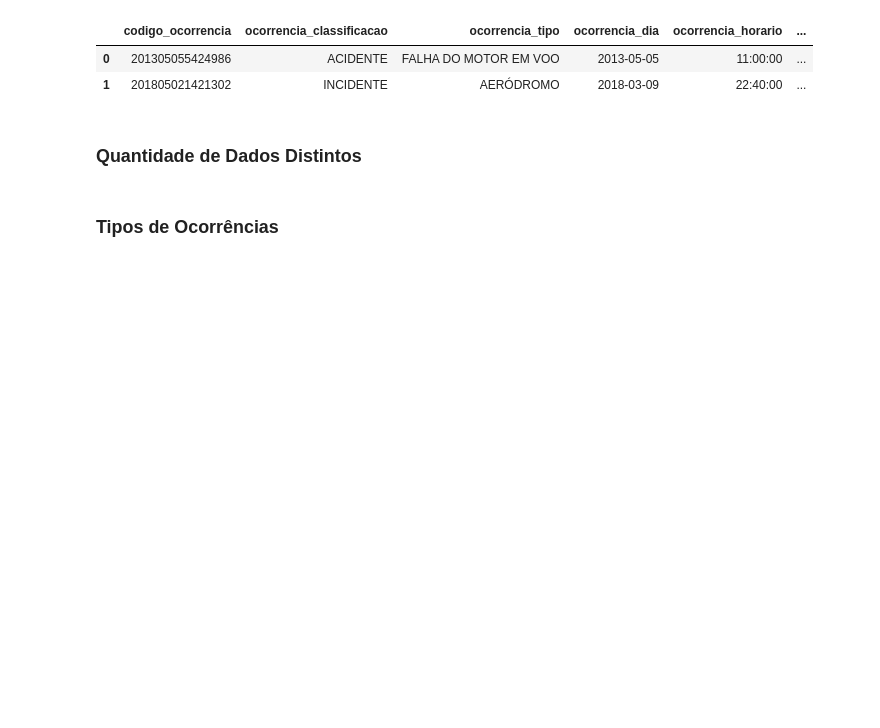
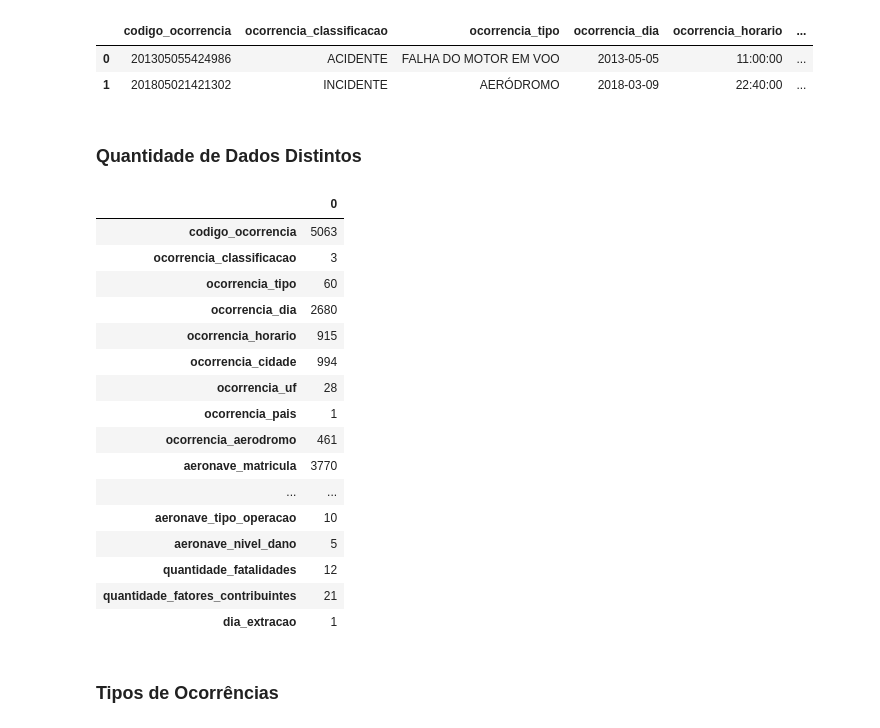
Before and after one commit to jhiltonsantos/ADS-Estatistica-IFPI, a Jupyter notebook: acidentes_aereos.ipynb, the cells around one changed output. Cells and saved outputs as stored; diff of their text form; code cells hidden in the pictures; blank space fills up the shorter version.

```diff
--- a/acidentes_aereos.ipynb
+++ b/acidentes_aereos.ipynb
@@ -79,8 +79,26 @@ dados.head(2)
 # %% [markdown]
 ### Quantidade de Dados Distintos
 # %%
-#dados_distintos = pd.DataFrame(dados.nunique())
-#dados_distintos
+dados_distintos = pd.DataFrame(dados.nunique())
+dados_distintos
+# %% [output]
+|  | 0 |
+| codigo_ocorrencia | 5063 |
+| ocorrencia_classificacao | 3 |
+| ocorrencia_tipo | 60 |
+| ocorrencia_dia | 2680 |
+| ocorrencia_horario | 915 |
+| ocorrencia_cidade | 994 |
+| ocorrencia_uf | 28 |
+| ocorrencia_pais | 1 |
+| ocorrencia_aerodromo | 461 |
+| aeronave_matricula | 3770 |
+| ... | ... |
+| aeronave_tipo_operacao | 10 |
+| aeronave_nivel_dano | 5 |
+| quantidade_fatalidades | 12 |
+| quantidade_fatores_contribuintes | 21 |
+| dia_extracao | 1 |
 # %% [markdown]
 ### Tipos de Ocorrências
 # %%
```
Also changed, not shown: parts of 2 cells of this notebook.
